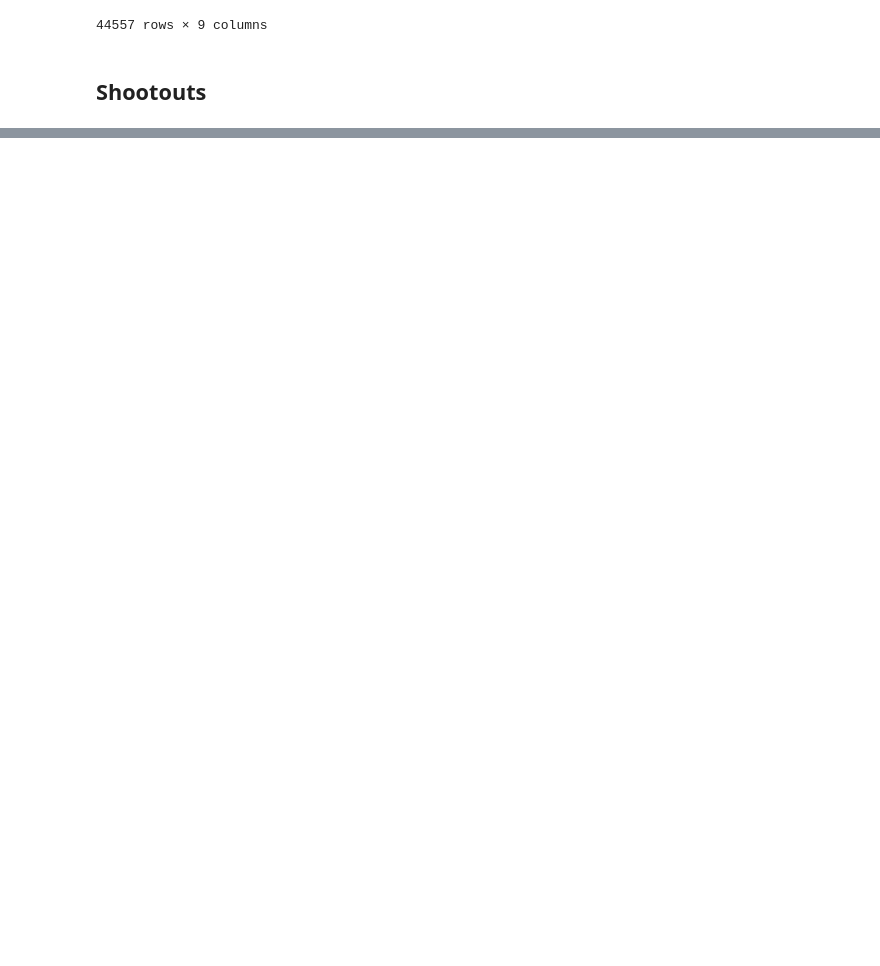
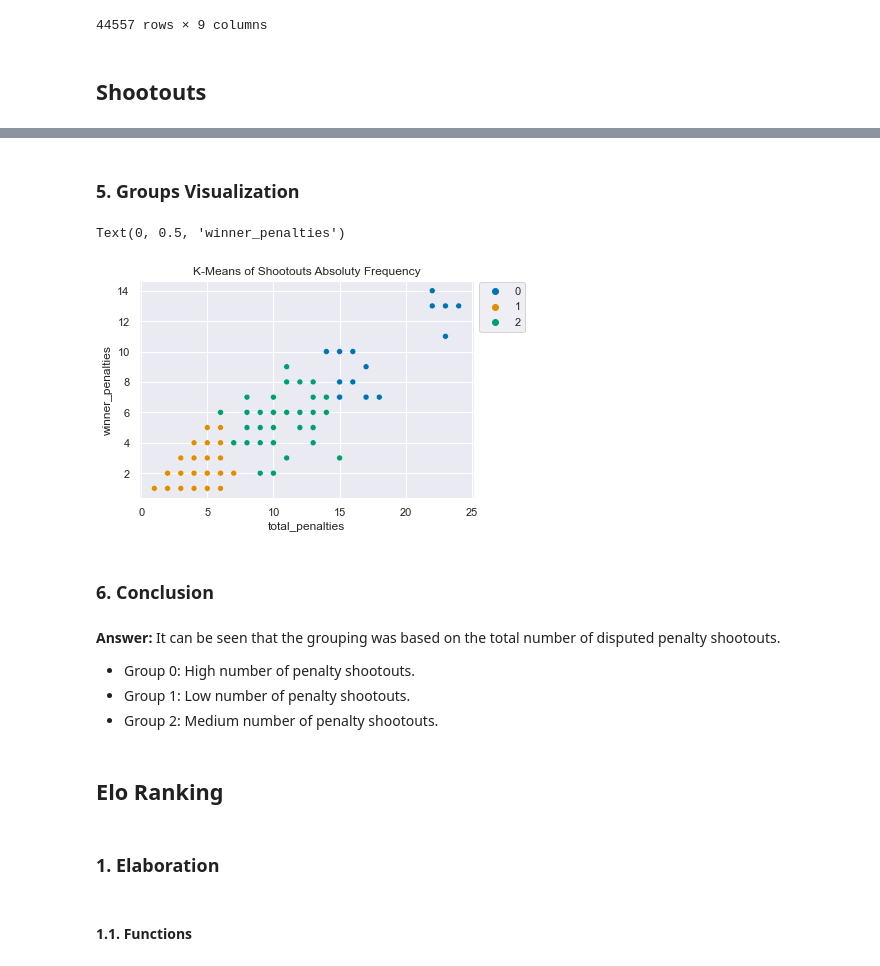
Before and after one commit to ryann-arruda/python-data-analysis, a Jupyter notebook: k_means.ipynb, the cells around one changed output, grey strips where cells are left out. Saved outputs shown, nothing was run; the diff lists cells and outputs as text; code cells hidden in the pictures; blank space fills up the shorter version.

```diff
--- a/k_means.ipynb
+++ b/k_means.ipynb
@@ -63,0 +81,8 @@ shootouts
+# %%
+# Calculate the absolute frequency
+shootouts_rate_domain = shootouts.home_team.value_counts().add(shootouts.away_team.value_counts(), fill_value=0)
+# Filter low result
+shootouts_rate_domain = shootouts_rate_domain.to_frame().reset_index()
+shootouts_rate_domain.rename(columns={'index': 'country', 0:'total_penalties'}, inplace=True)
+shootouts_rate_domain.sort_values(by='total_penalties', ascending=False, inplace=True)
+shootouts_rate_domain.head()
@@ -63,0 +98,5 @@ shootouts
+# %%
+# Calculate absolute frequency of wins
+shootouts_count = shootouts.winner.value_counts().to_frame().reset_index()
+shootouts_count.rename(columns={'index': 'country'}, inplace=True)
+shootouts_count.head()
@@ -63,0 +112,4 @@ shootouts
+# %%
+shootouts_frequency = shootouts_rate_domain.merge(shootouts_count, left_on='country', right_on='country')
+shootouts_frequency['ratio'] = shootouts_frequency.winner / shootouts_frequency.total_penalties
+shootouts_frequency
@@ -63,0 +132,4 @@ shootouts
+# %%
+kmeans_shootouts = KMeans(n_clusters=3, n_init=10, random_state=MYSEED)
+kmeans_shootouts.fit(shootouts_frequency[['total_penalties', 'winner', 'ratio']])
+kmeans_shootouts.labels_
@@ -63,0 +145,23 @@ shootouts
+# %% [markdown]
+### **5. Groups Visualization**
+# %%
+ax = sns.scatterplot(data=shootouts_frequency, y="winner", x="total_penalties", hue=kmeans_shootouts.labels_, palette="colorblind")
+ax.set_title("K-Means of Shootouts Absoluty Frequency")
+sns.move_legend(ax, "upper left", bbox_to_anchor=(1,1.02))
+ax.set_ylabel("winner_penalties")
+# %% [output]
+Text(0, 0.5, 'winner_penalties')
+[figure, added]
+# %% [markdown]
+### **6. Conclusion**
+# %% [markdown]
+**Answer:** It can be seen that the grouping was based on the total number of disputed penalty shootouts.
+- Group 0: High number of penalty shootouts.
+- Group 1: Low number of penalty shootouts.
+- Group 2: Medium number of penalty shootouts.
+# %% [markdown]
+## **Elo Ranking**
+# %% [markdown]
+### **1. Elaboration**
+# %% [markdown]
+#### **1.1. Functions**
```
Also changed, not shown: parts of 24 cells of this notebook.
